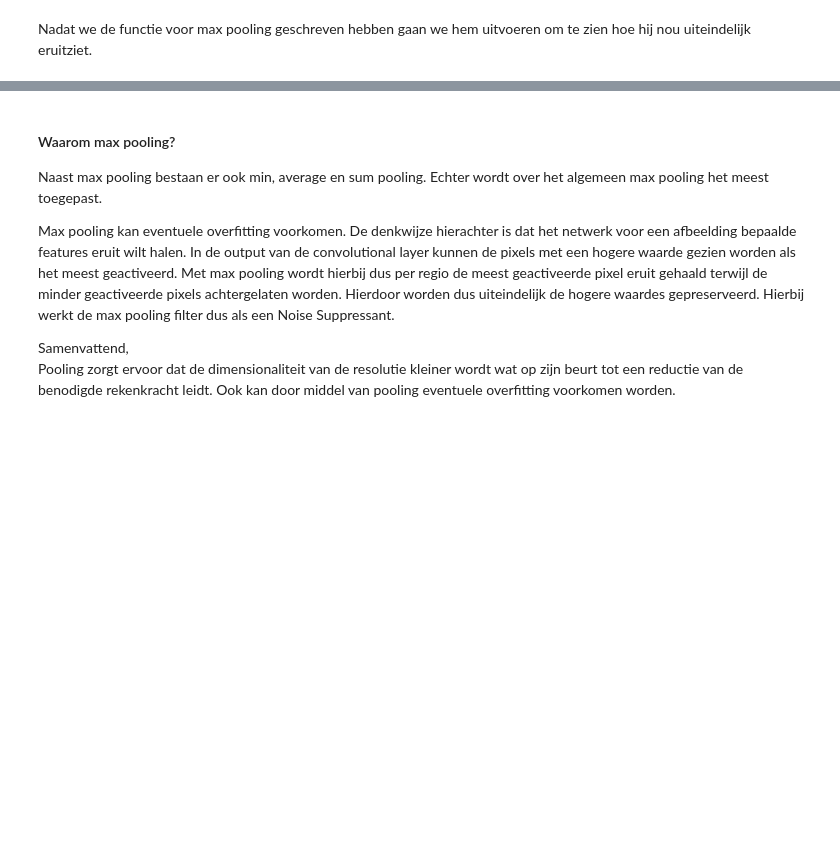
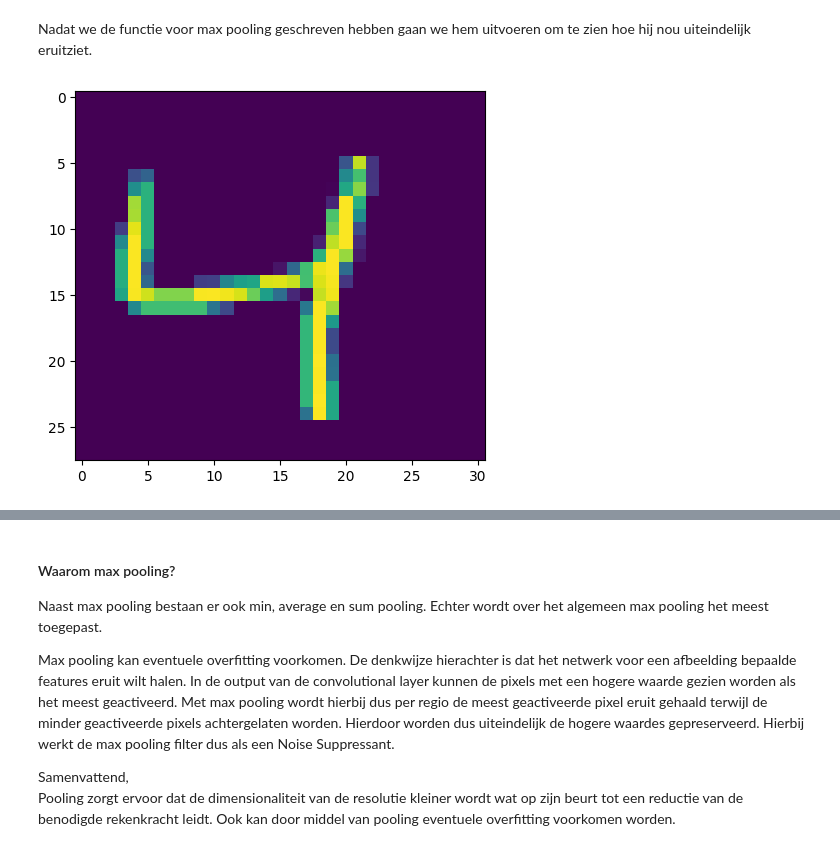
Before and after one commit to DvnGBulletZz/Computer_Vision_Kenan, a Jupyter notebook: module6/2-CNN-layers_explained.ipynb, the cells around one changed output, grey strips where cells are left out. Saved outputs shown, nothing was run; the diff lists cells and outputs as text; code cells hidden in the pictures; blank space fills up the shorter version.

```diff
--- a/module6/2-CNN-layers_explained.ipynb
+++ b/module6/2-CNN-layers_explained.ipynb
@@ -252,8 +295,10 @@ def max_pooling(image, n):
 Nadat we de functie voor max pooling geschreven hebben gaan we hem uitvoeren om te zien hoe hij nou uiteindelijk eruitziet.
 # %%
 # TODO selecteer een cijfer uit de training set
-image_to_pool =
+image_to_pool =  X_train[2]
 plt.imshow(image_to_pool)
 plt.show()
+# %% [output]
+[figure, added]
 # %%
 # TODO voer de pooling functie uit over de afbeelding met een n = 2
```
Also changed, not shown: parts of 14 cells of this notebook, 16 other files.
